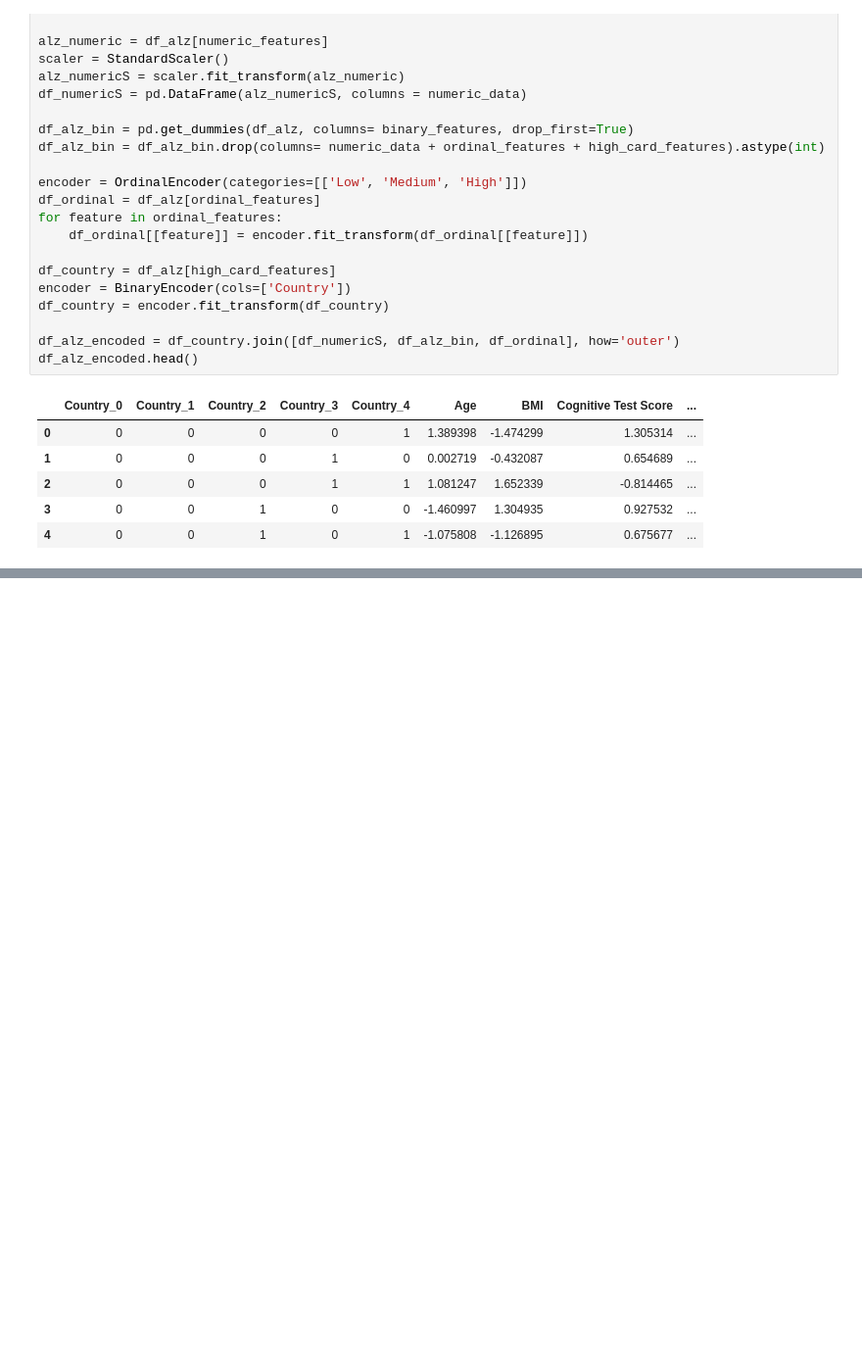
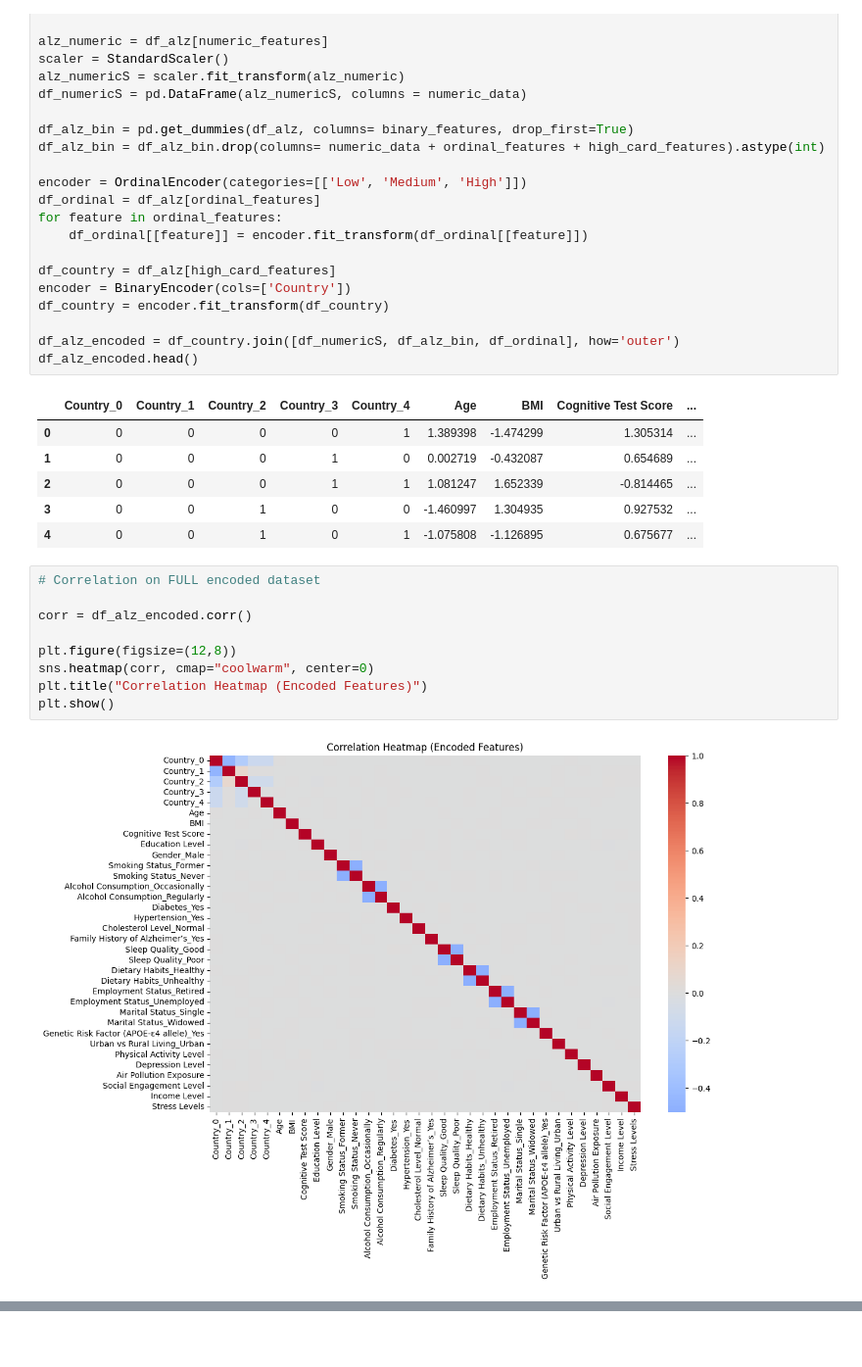
Before and after one commit to Zander-Rothering/Chem277a_Project_II, a Jupyter notebook: Project_II.ipynb, the cells around one changed output, grey strips where cells are left out. Shown at 98% size. Cells and saved outputs as stored; diff of their text form; blank space fills up the shorter version.

```diff
--- a/Project_II.ipynb
+++ b/Project_II.ipynb
@@ -197,3 +216,14 @@ df_alz_encoded.head()
 | 2 | 0 | 0 | 0 | 1 | 1 | 1.081247 | 1.652339 | -0.814465 | ... |
 | 3 | 0 | 0 | 1 | 0 | 0 | -1.460997 | 1.304935 | 0.927532 | ... |
 | 4 | 0 | 0 | 1 | 0 | 1 | -1.075808 | -1.126895 | 0.675677 | ... |
+# %%
+# Correlation on FULL encoded dataset
+
+corr = df_alz_encoded.corr()
+
+plt.figure(figsize=(12,8))
+sns.heatmap(corr, cmap="coolwarm", center=0)
+plt.title("Correlation Heatmap (Encoded Features)")
+plt.show()
+# %% [output]
+[figure, added]
```
Also changed, not shown: parts of 11 cells of this notebook.
